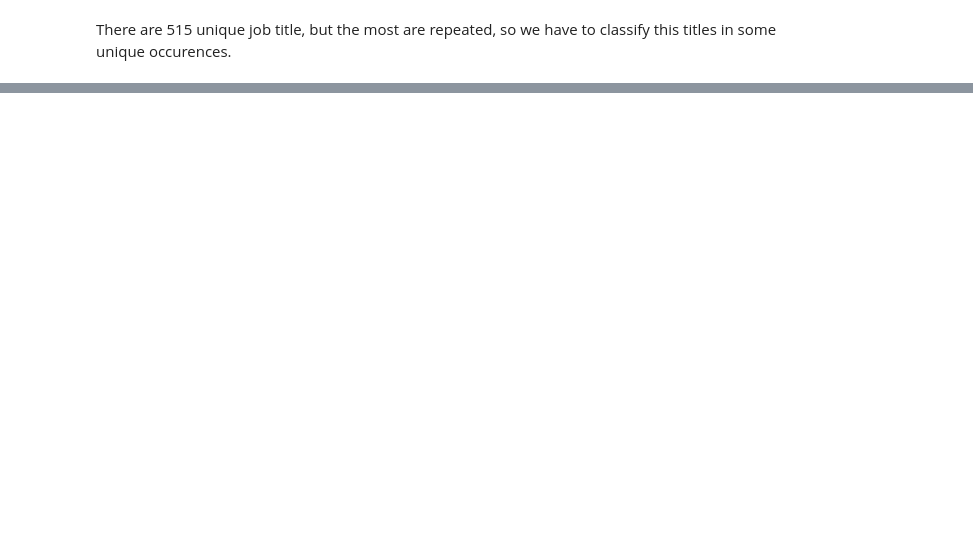
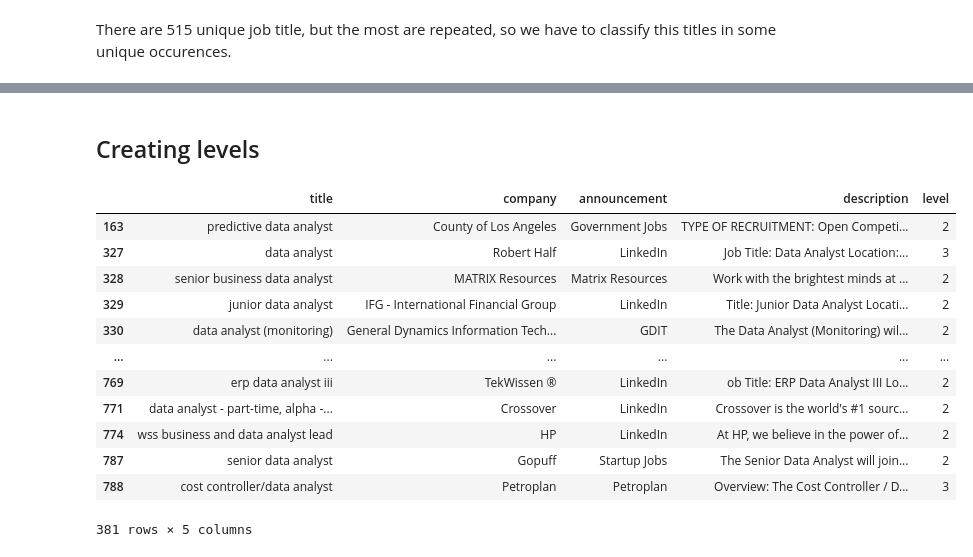
Before and after one commit to adeassisvieira/2023-ds-job-desc, a Jupyter notebook: 2023-ds-jobdesc.ipynb, the cells around one changed output, grey strips where cells are left out. Drawn from its saved outputs; the diff is of its cells as text; code cells hidden in the pictures; blank space fills up the shorter version.

Commit message:
up to function job_levels that is not complete

```diff
--- a/2023-ds-jobdesc.ipynb
+++ b/2023-ds-jobdesc.ipynb
@@ -84,0 +121,19 @@ job_description = ['Senior Analyst', 'Senior Data Scientist', 'Data Science Mana
+# %%
+# Checking if the tile of the job contains analyst
+
+job_analyst = df[df['title'].str.contains('analyst')]
+job_scientist = df[df['title'].str.contains('scientist|science')]
+# %%
+# Checking what is duplicated between job_analyst and job_scientist
+
+title_analyst_scientist = set(job_analyst['title']).intersection(job_scientist['title'])
+
+job_analyst_or_scientist = pd.DataFrame()
+
+for i in title_analyst_scientist:
+    job_analyst_or_scientist = pd.concat([job_analyst_or_scientist, df[df['title'] == i]])
+# %%
+# Now, I want to remove from job_anayst and job_scientist the in tersection cases
+
+job_analyst = job_analyst[~job_analyst['title'].isin(job_analyst_or_scientist['title'])]
+job_scientist = job_scientist[~job_scientist['title'].isin(job_analyst_or_scientist['title'])]
@@ -84,0 +155,36 @@ job_description = ['Senior Analyst', 'Senior Data Scientist', 'Data Science Mana
+# %% [markdown]
+## Creating levels
+# %%
+# Function that creates the levels of jobs, respecting this relationship
+# level 1 - junior position
+# level 2 - intermediate position
+# level 3 - senior position
+# level 4 - principal or leader position
+
+def job_level(df):
+    df['level'] = df.apply(lambda x:
+                           1 if 'intern' in x['title'] or 'internship' in x['title'] else
+                           2 if 'junior' in x['title'] or 'associate' in x['title'] or 'i' in x['title'] else
+                           4 if 'senior' in x['title'] or 'sr' in x['title'] or 'snr' in x['title'] or 'ii' in x['title'] else
+                           5 if 'principal' in x['title'] else
+                           6 if 'lead' in x['title'] else
+                           3, axis=1)
+
+    return df
+# %%
+# Applying the levels on the dataframes
+job_level(job_analyst)
+# %% [output]
+|  | title | company | announcement | description | level |
+| 163 | predictive data analyst | County of Los Angeles | Government Jobs | TYPE OF RECRUITMENT: Open Competi... | 2 |
+| 327 | data analyst | Robert Half | LinkedIn | Job Title: Data Analyst Location:... | 3 |
+| 328 | senior business data analyst | MATRIX Resources | Matrix Resources | Work with the brightest minds at ... | 2 |
+| 329 | junior data analyst | IFG - International Financial Group | LinkedIn | Title: Junior Data Analyst Locati... | 2 |
+| 330 | data analyst (monitoring) | General Dynamics Information Tech... | GDIT | The Data Analyst (Monitoring) wil... | 2 |
+| ... | ... | ... | ... | ... | ... |
+| 769 | erp data analyst iii | TekWissen ® | LinkedIn | ob Title: ERP Data Analyst III Lo... | 2 |
+| 771 | data analyst - part-time, alpha -... | Crossover | LinkedIn | Crossover is the world's #1 sourc... | 2 |
+| 774 | wss business and data analyst lead | HP | LinkedIn | At HP, we believe in the power of... | 2 |
+| 787 | senior data analyst | Gopuff | Startup Jobs | The Senior Data Analyst will join... | 2 |
+| 788 | cost controller/data analyst | Petroplan | Petroplan | Overview: The Cost Controller / D... | 3 |
+381 rows × 5 columns
```
Also changed, not shown: parts of 9 cells of this notebook.
